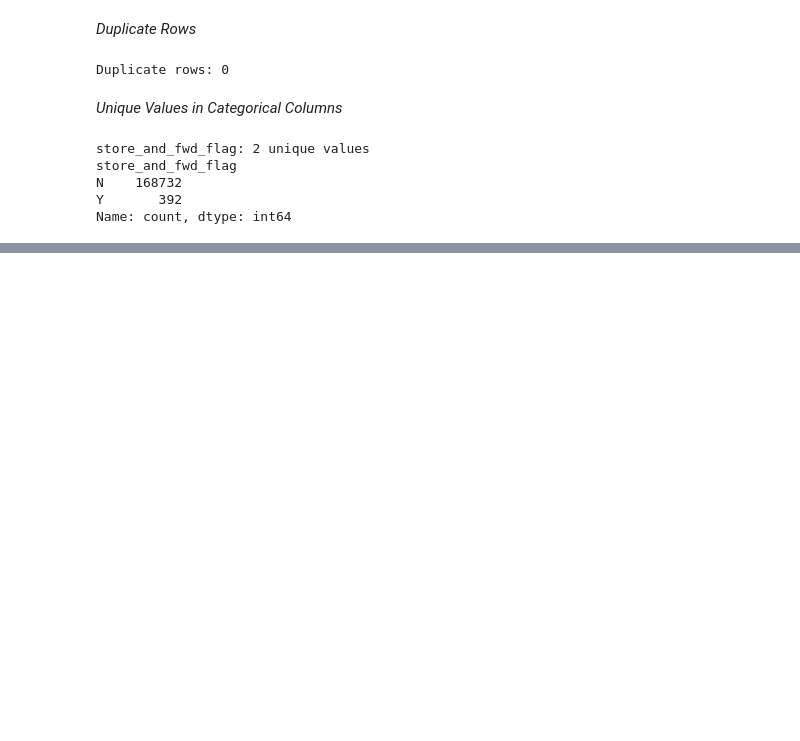
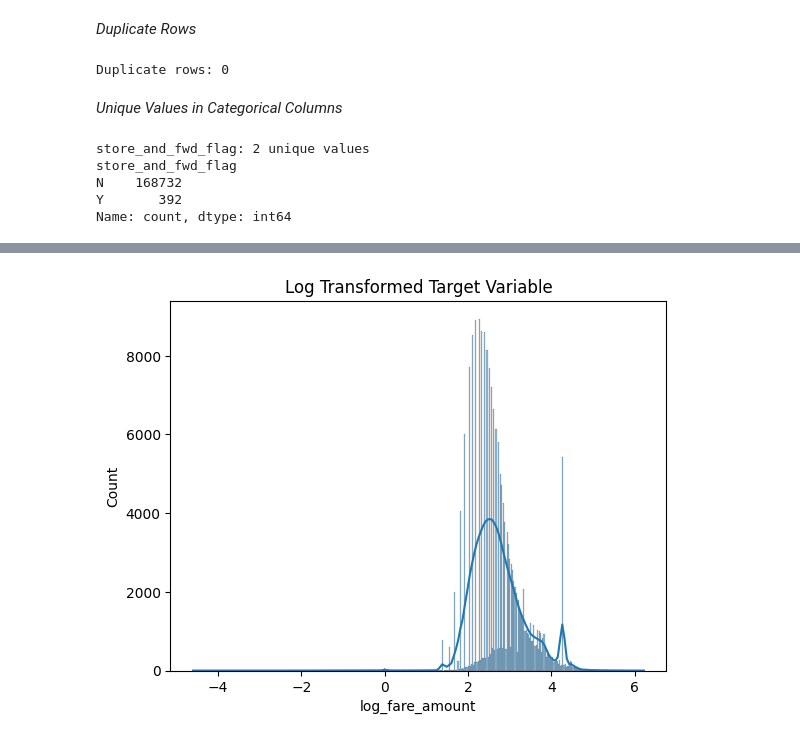
Before and after one commit to mdmohsin212/ai-ml-prep-lab, a Jupyter notebook: 04_Machine Learning/regression.ipynb, the cells around one changed output, grey strips where cells are left out. Cells and saved outputs as stored; diff of their text form; code cells hidden in the pictures; blank space fills up the shorter version.

```diff
--- a/04_Machine Learning/regression.ipynb
+++ b/04_Machine Learning/regression.ipynb
@@ -162,0 +176,8 @@ Name: count, dtype: int64
+# %%
+df['log_fare_amount'] = np.log1p(df['fare_amount'])
+
+sns.histplot(df['log_fare_amount'], kde=True)
+plt.title("Log Transformed Target Variable")
+plt.show()
+# %% [output]
+[figure, added]
```
Also changed, not shown: parts of 10 cells of this notebook.
